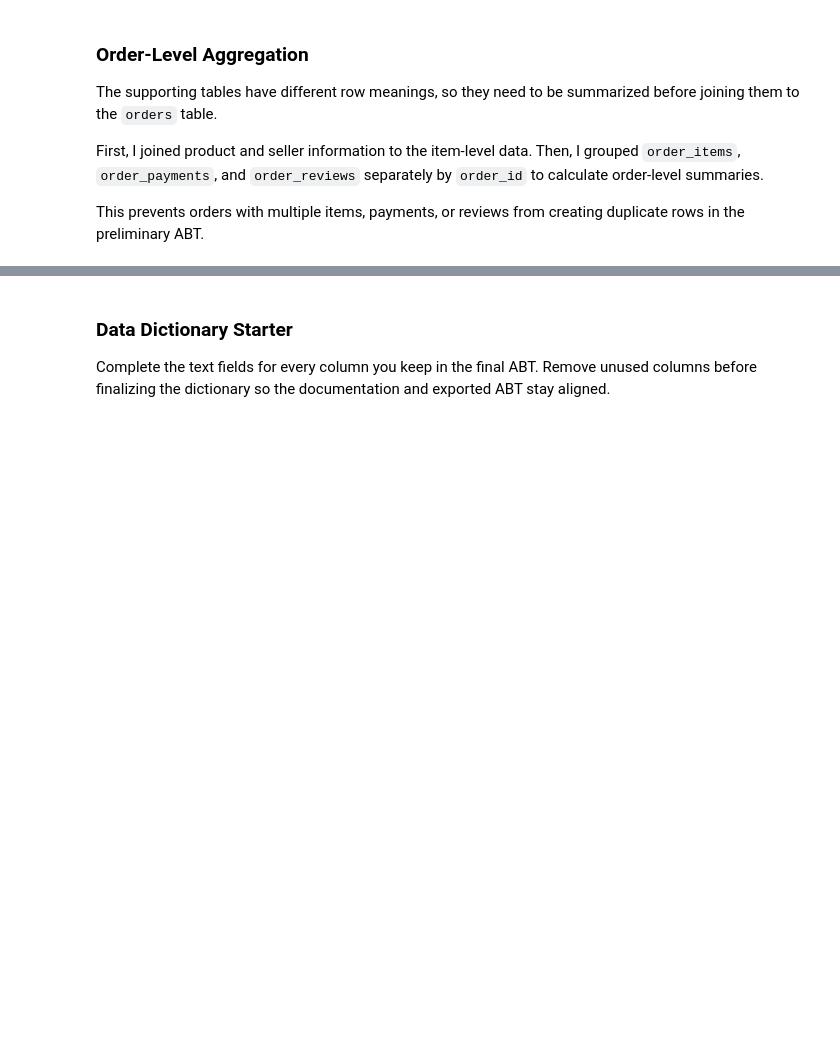
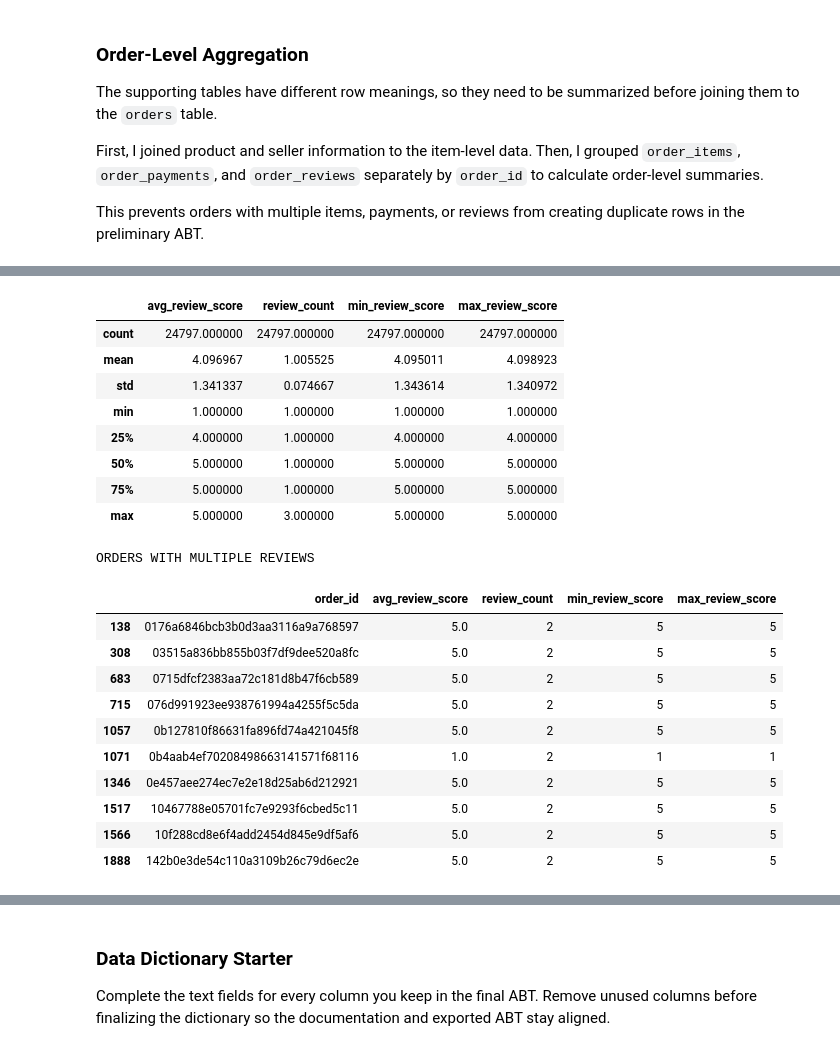
Before and after one commit to Jade-Jung/ban6003-project-option-2-hyejung-jung, a Jupyter notebook: notebooks/olist_project_starter.ipynb, the cells around one changed output, grey strips where cells are left out. Drawn from its saved outputs; the diff is of its cells as text; code cells hidden in the pictures; blank space fills up the shorter version.

```diff
--- a/notebooks/olist_project_starter.ipynb
+++ b/notebooks/olist_project_starter.ipynb
@@ -2122,0 +2566,53 @@ The late-delivery outcome is available for 24,222 orders. Missing values remain
+# %%
+# Step 6: Order Reviews Aggregation
+
+# 1. Check original review data
+print("Original review rows:", len(reviews_clean))
+print("Unique orders:", reviews_clean["order_id"].nunique())
+
+# 2. Aggregate reviews by order
+reviews_agg = (
+    reviews_clean
+    .groupby("order_id", as_index=False)
+    .agg(
+        avg_review_score=("review_score", "mean"),
+        review_count=("review_id", "size"),
+        min_review_score=("review_score", "min"),
+        max_review_score=("review_score", "max")
+    )
+)
+
+# 3. Validate aggregation
+print("\nAGGREGATION VALIDATION")
+print("Aggregated rows:", len(reviews_agg))
+print(
+    "Duplicate order IDs:",
+    reviews_agg["order_id"].duplicated().sum()
+)
+
+print(
+    "Original review rows preserved in counts:",
+    reviews_agg["review_count"].sum() == len(reviews_clean)
+)
+
+# 4. Review summary
+print("\nAGGREGATED REVIEW SUMMARY")
+display(
+    reviews_agg[
+        [
+            "avg_review_score",
+            "review_count",
+            "min_review_score",
+            "max_review_score"
+        ]
+    ].describe()
+)
+
+# 5. Inspect orders with multiple reviews
+print("\nORDERS WITH MULTIPLE REVIEWS")
+display(
+    reviews_agg[
+        reviews_agg["review_count"] > 1
+    ].head(10)
+)
+# %% [output]
@@ -2122,0 +2628,21 @@ The late-delivery outcome is available for 24,222 orders. Missing values remain
+|  | avg_review_score | review_count | min_review_score | max_review_score |
+| count | 24797.000000 | 24797.000000 | 24797.000000 | 24797.000000 |
+| mean | 4.096967 | 1.005525 | 4.095011 | 4.098923 |
+| std | 1.341337 | 0.074667 | 1.343614 | 1.340972 |
+| min | 1.000000 | 1.000000 | 1.000000 | 1.000000 |
+| 25% | 4.000000 | 1.000000 | 4.000000 | 4.000000 |
+| 50% | 5.000000 | 1.000000 | 5.000000 | 5.000000 |
+| 75% | 5.000000 | 1.000000 | 5.000000 | 5.000000 |
+| max | 5.000000 | 3.000000 | 5.000000 | 5.000000 |
+ORDERS WITH MULTIPLE REVIEWS
+|  | order_id | avg_review_score | review_count | min_review_score | max_review_score |
+| 138 | 0176a6846bcb3b0d3aa3116a9a768597 | 5.0 | 2 | 5 | 5 |
+| 308 | 03515a836bb855b03f7df9dee520a8fc | 5.0 | 2 | 5 | 5 |
+| 683 | 0715dfcf2383aa72c181d8b47f6cb589 | 5.0 | 2 | 5 | 5 |
+| 715 | 076d991923ee938761994a4255f5c5da | 5.0 | 2 | 5 | 5 |
+| 1057 | 0b127810f86631fa896fd74a421045f8 | 5.0 | 2 | 5 | 5 |
+| 1071 | 0b4aab4ef70208498663141571f68116 | 1.0 | 2 | 1 | 1 |
+| 1346 | 0e457aee274ec7e2e18d25ab6d212921 | 5.0 | 2 | 5 | 5 |
+| 1517 | 10467788e05701fc7e9293f6cbed5c11 | 5.0 | 2 | 5 | 5 |
+| 1566 | 10f288cd8e6f4add2454d845e9df5af6 | 5.0 | 2 | 5 | 5 |
+| 1888 | 142b0e3de54c110a3109b26c79d6ec2e | 5.0 | 2 | 5 | 5 |
```
Also changed, not shown: parts of 29 cells of this notebook.
